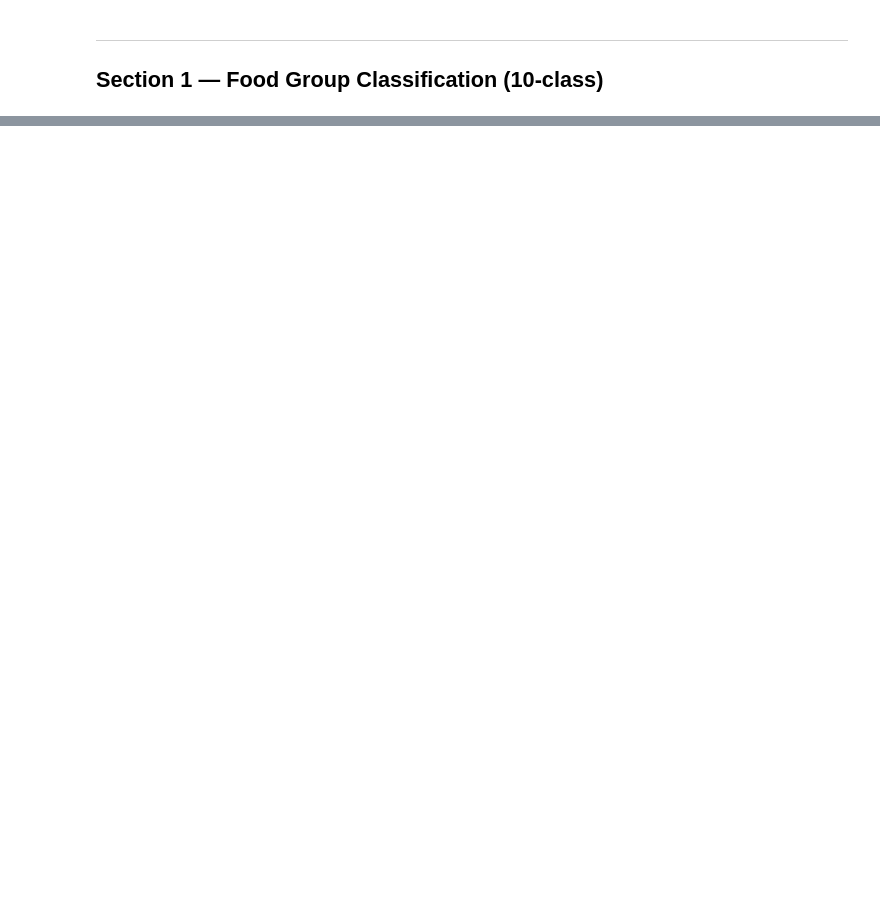
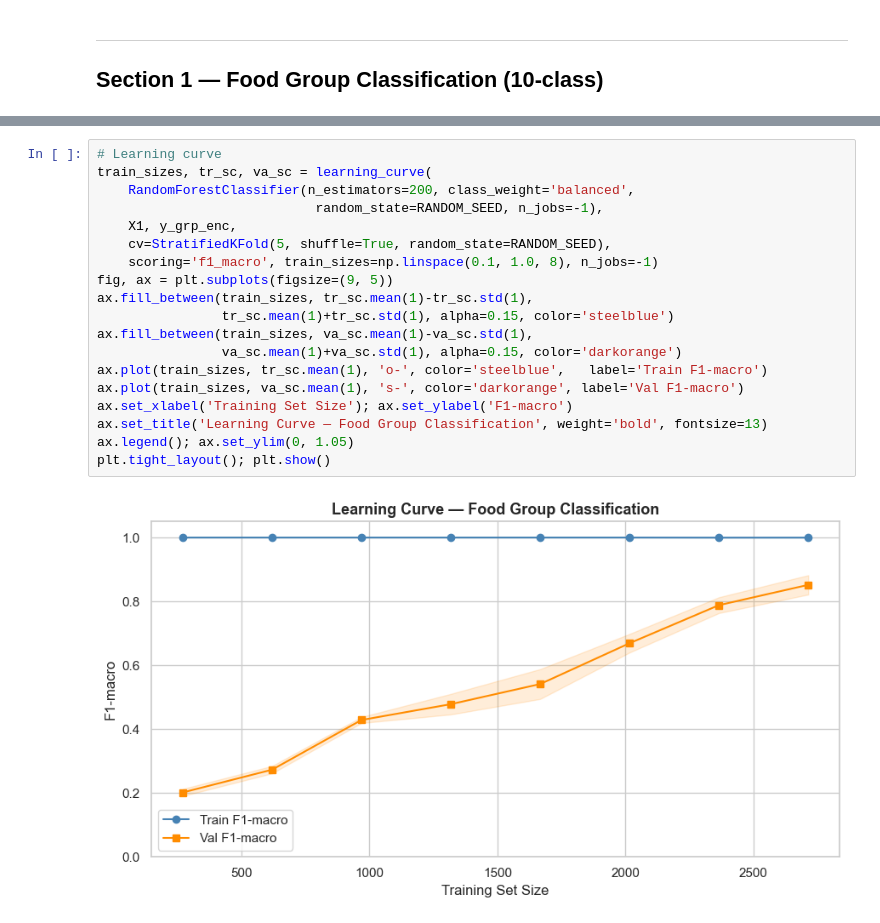
Before and after one commit to RoeeWnaor/microbiome-project_shelano, a Jupyter notebook: evaluation.ipynb, the cells around one changed output, grey strips where cells are left out. Saved outputs shown, nothing was run; the diff lists cells and outputs as text; blank space fills up the shorter version.

```diff
--- a/evaluation.ipynb
+++ b/evaluation.ipynb
@@ -676,0 +249,21 @@ Saved: evaluation_summary.csv, food_ranking_bootstrap.csv
+# %%
+# Learning curve
+train_sizes, tr_sc, va_sc = learning_curve(
+    RandomForestClassifier(n_estimators=200, class_weight='balanced',
+                            random_state=RANDOM_SEED, n_jobs=-1),
+    X1, y_grp_enc,
+    cv=StratifiedKFold(5, shuffle=True, random_state=RANDOM_SEED),
+    scoring='f1_macro', train_sizes=np.linspace(0.1, 1.0, 8), n_jobs=-1)
+fig, ax = plt.subplots(figsize=(9, 5))
+ax.fill_between(train_sizes, tr_sc.mean(1)-tr_sc.std(1),
+                tr_sc.mean(1)+tr_sc.std(1), alpha=0.15, color='steelblue')
+ax.fill_between(train_sizes, va_sc.mean(1)-va_sc.std(1),
+                va_sc.mean(1)+va_sc.std(1), alpha=0.15, color='darkorange')
+ax.plot(train_sizes, tr_sc.mean(1), 'o-', color='steelblue',   label='Train F1-macro')
+ax.plot(train_sizes, va_sc.mean(1), 's-', color='darkorange', label='Val F1-macro')
+ax.set_xlabel('Training Set Size'); ax.set_ylabel('F1-macro')
+ax.set_title('Learning Curve — Food Group Classification', weight='bold', fontsize=13)
+ax.legend(); ax.set_ylim(0, 1.05)
+plt.tight_layout(); plt.show()
+# %% [output]
+[figure, added]
```
Also changed, not shown: parts of 53 cells of this notebook, 3 other files.
